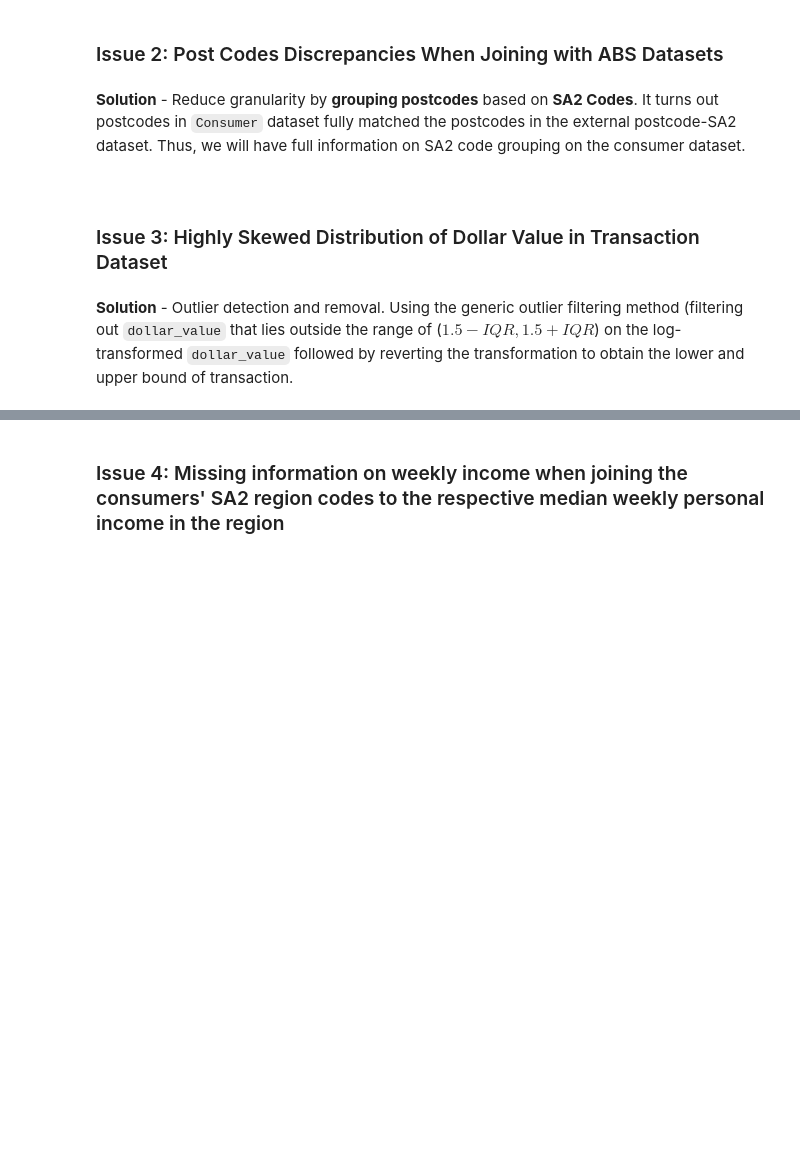
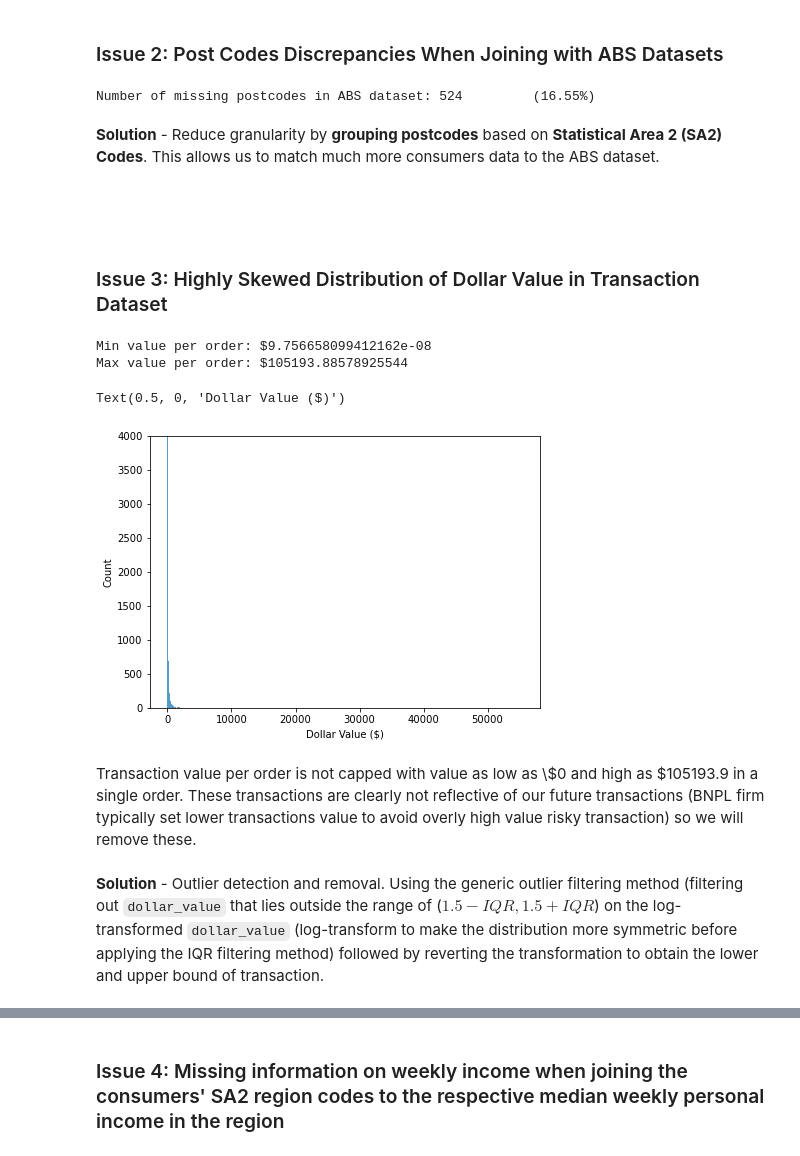
Before and after one commit to MAST30034-Applied-Data-Science/generic-buy-now-pay-later-project-group-19, a Jupyter notebook: notebooks/Project Summary Notebook.ipynb, the cells around one changed output, grey strips where cells are left out. Drawn from its saved outputs; the diff is of its cells as text; code cells hidden in the pictures; blank space fills up the shorter version.

Commit message:
Updated the final summary notebook
#40 Updated the final summary notebook with plots included in presentations slides.

```diff
--- a/notebooks/Project Summary Notebook.ipynb
+++ b/notebooks/Project Summary Notebook.ipynb
@@ -79,16 +74,17 @@ This section explores the distribution and shape of the transaction, merchants,
 ### <a name="datasets"></a>Datasets
 # %%
 # Reading all datasets from the database
-consumer = spark.read.option("delimiter", "|").csv('tbl_consumer.csv', header = True)
+consumer = spark.read.option("delimiter", "|").csv('tables/tbl_consumer.csv', header = True)
 
-transaction_1 = spark.read.parquet("transactions_20210228_20210827_snapshot")
-transaction_2 = spark.read.parquet("transactions_20210828_20220227_snapshot/")
-transaction_3 = spark.read.parquet("transactions_20220228_20220828_snapshot/")
+transaction_1 = spark.read.parquet("tables/transactions_20210228_20210827_snapshot")
+transaction_2 = spark.read.parquet("tables/transactions_20210828_20220227_snapshot/")
+transaction_3 = spark.read.parquet("tables/transactions_20220228_20220828_snapshot/")
 transaction = transaction_1.union(transaction_2).union(transaction_3)
 
-merchant = spark.read.parquet("tbl_merchants.parquet")
+merchant = spark.read.parquet("tables/tbl_merchants.parquet")
 
-user_detail = spark.read.parquet("consumer_user_details.parquet")
+user_detail = spark.read.parquet("tables/consumer_user_details.parquet")
 
 # Reading the external datasets that complement our analysis
+census = pd.read_csv("tables/POA/AUS/2021Census_G01_AUST_POA.csv")
 # %%
@@ -112,11 +125,47 @@ print(f"Number of missing merchants data: {missing_merchants} ({(missing_merchan
 <br>
 # %% [markdown]
 ### Issue 2: Post Codes Discrepancies When Joining with ABS Datasets
+# %%
+# Find percentage of postcodes that appear in consumer but not in abs dataset
+abs_postcode = set(census['POA_CODE_2021'].apply(lambda x: int(x[3:])).tolist())
+consumer_postcode = set(pd.to_numeric(consumer.select('postcode')
+                                              .toPandas()['postcode'])
+                                              .tolist())
+
+missing_postcodes = len(consumer_postcode) - len(abs_postcode)
+
+print(f"Number of missing postcodes in ABS dataset: {missing_postcodes} \
+        ({(missing_postcodes/len(consumer_postcode)*100):.2f}%)")
+# %% [output]
+Number of missing postcodes in ABS dataset: 524         (16.55%)
 # %% [markdown]
-**Solution** - Reduce granularity by **grouping postcodes** based on **SA2 Codes**. It turns out postcodes in `Consumer` dataset fully matched the postcodes in the external postcode-SA2 dataset. Thus, we will have full information on SA2 code grouping on the consumer dataset.
+**Solution** - Reduce granularity by **grouping postcodes** based on **Statistical Area 2 (SA2) Codes**. This allows us to match much more consumers data to the ABS dataset.
+
+<!-- It turns out after grouping by SA2 region code, the SA2 code in `Consumer` dataset fully matched the SA2 code in the external postcode-SA2 dataset. Thus, we will have full information on SA2 code grouping on the consumer dataset. -->
 <br>
 <br>
 # %% [markdown]
 ### Issue 3: Highly Skewed Distribution of Dollar Value in Transaction Dataset
+# %%
+# Find max and min dollar value per order
+min_value = transaction.agg({"dollar_value": "min"}).collect()[0][0]
+max_value = transaction.agg({"dollar_value": "max"}).collect()[0][0]
+
+print(f"Min value per order: ${min_value}\nMax value per order: ${max_value}")
+# %% [output]
+Min value per order: $9.756658099412162e-08
+Max value per order: $105193.88578925544
+# %%
+# Plot a sample of transaction dollar value distribution
+sample = transaction.sample(0.0075).toPandas()
+fig, ax = plt.subplots(1, figsize=(7, 5))
+sns.histplot(sample['dollar_value'])
+plt.ylim([0,4000])
+plt.xlabel('Dollar Value ($)')
+# %% [output]
+Text(0.5, 0, 'Dollar Value ($)')
+[figure, added]
+# %% [markdown]
+Transaction value per order is not capped with value as low as \\$0 and high as \$105193.9 in a single order. These transactions are clearly not reflective of our future transactions (BNPL firm typically set lower transactions value to avoid overly high value risky transaction) so we will remove these.
 # %% [markdown]
-**Solution** - Outlier detection and removal. Using the generic outlier filtering method (filtering out `dollar_value` that lies outside the range of ($1.5-IQR, 1.5+IQR$) on the log-transformed `dollar_value` followed by reverting the transformation to obtain the lower and upper bound of transaction.
+**Solution** - Outlier detection and removal. Using the generic outlier filtering method (filtering out `dollar_value` that lies outside the range of ($1.5-IQR, 1.5+IQR$) on the log-transformed `dollar_value` (log-transform to make the distribution more symmetric before applying the IQR filtering method) followed by reverting the transformation to obtain the lower and upper bound of transaction.
```
Also changed, not shown: parts of 25 cells of this notebook, 19 other files.
